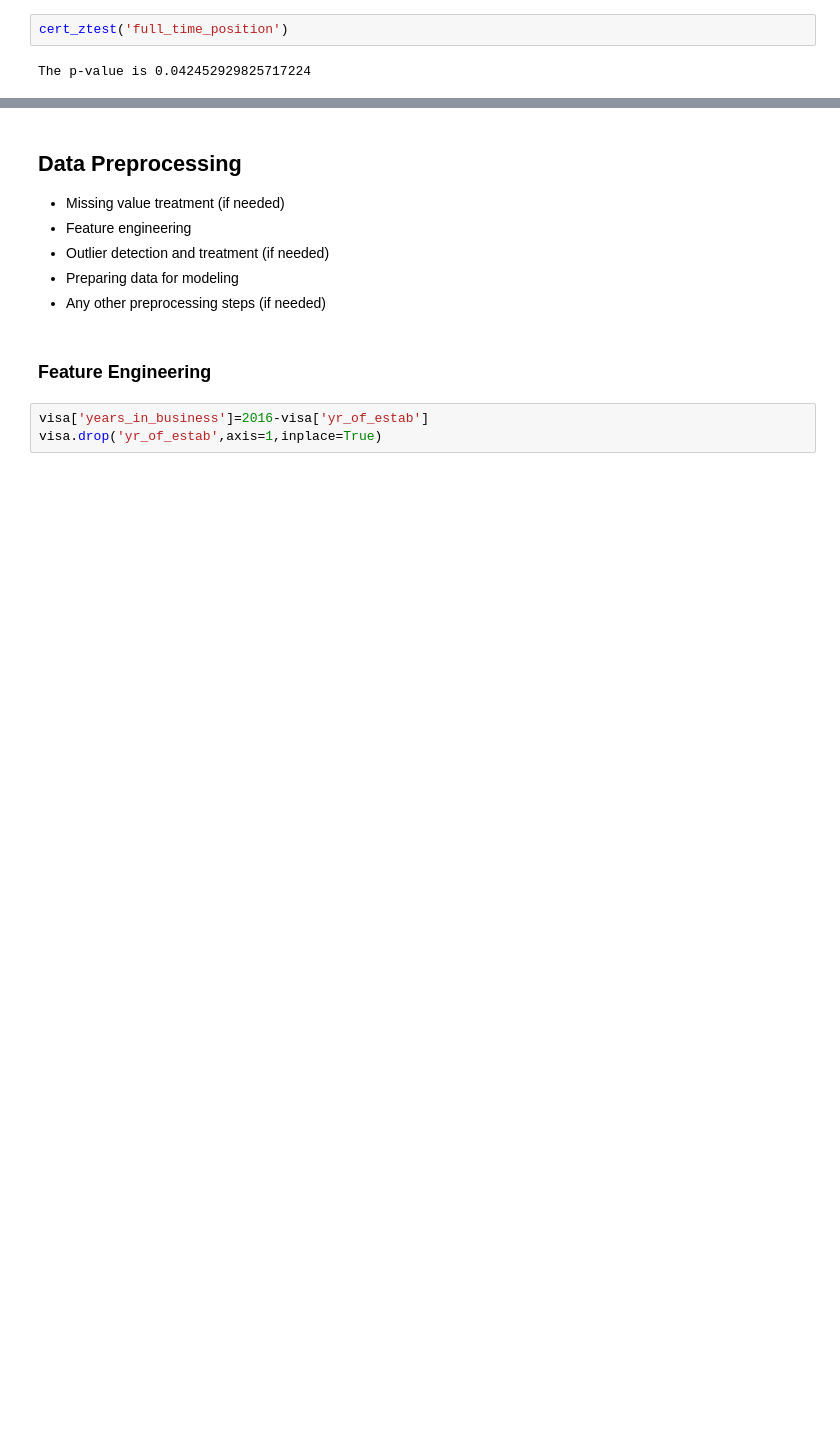
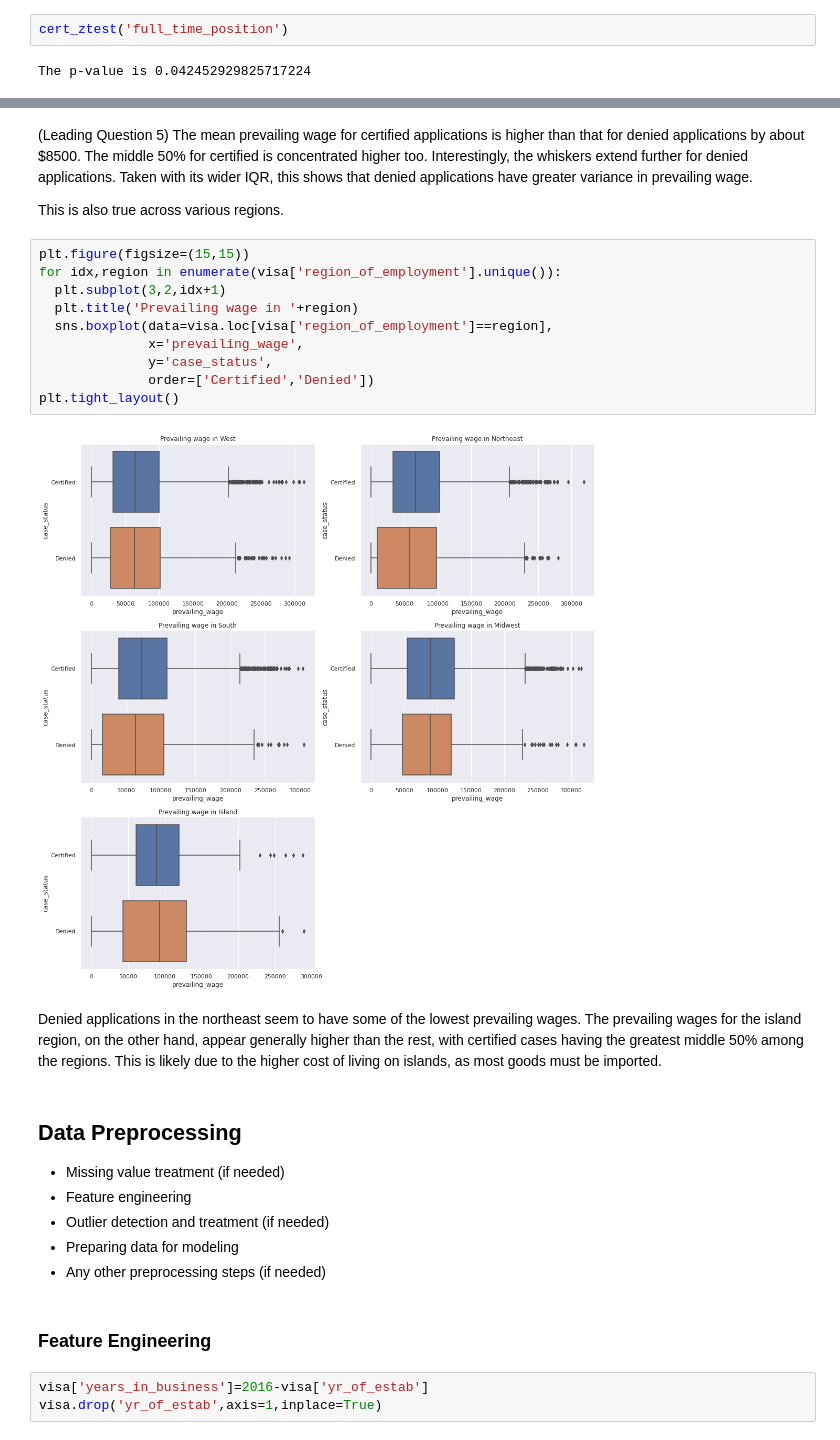
Before and after one commit to hhboorstein/ds_portfolio, a Jupyter notebook: DSBA_Ensemble.ipynb, the cells around one changed output, grey strips where cells are left out. Saved outputs shown, nothing was run; the diff lists cells and outputs as text; blank space fills up the shorter version.

```diff
--- a/DSBA_Ensemble.ipynb
+++ b/DSBA_Ensemble.ipynb
@@ -541,3 +569,21 @@ sns.boxplot(data=visa,x='prevailing_wage',y='case_status')
+# %% [markdown]
+(Leading Question 5) The mean prevailing wage for certified applications is higher than that for denied applications by about \$8500. The middle 50% for certified is concentrated higher too. Interestingly, the whiskers extend further for denied applications. Taken with its wider IQR, this shows that denied applications have greater variance in prevailing wage.
+
+This is also true across various regions.
+# %%
+plt.figure(figsize=(15,15))
+for idx,region in enumerate(visa['region_of_employment'].unique()):
+  plt.subplot(3,2,idx+1)
+  plt.title('Prevailing wage in '+region)
+  sns.boxplot(data=visa.loc[visa['region_of_employment']==region],
+              x='prevailing_wage',
+              y='case_status',
+              order=['Certified','Denied'])
+plt.tight_layout()
+# %% [output]
+[figure, added]
+# %% [markdown]
+Denied applications in the northeast seem to have some of the lowest prevailing wages. The prevailing wages for the island region, on the other hand, appear generally higher than the rest, with certified cases having the greatest middle 50% among the regions. This is likely due to the higher cost of living on islands, as most goods must be imported.
 # %% [markdown]
 ## Data Preprocessing
 
```
Also changed, not shown: parts of 63 cells of this notebook.
